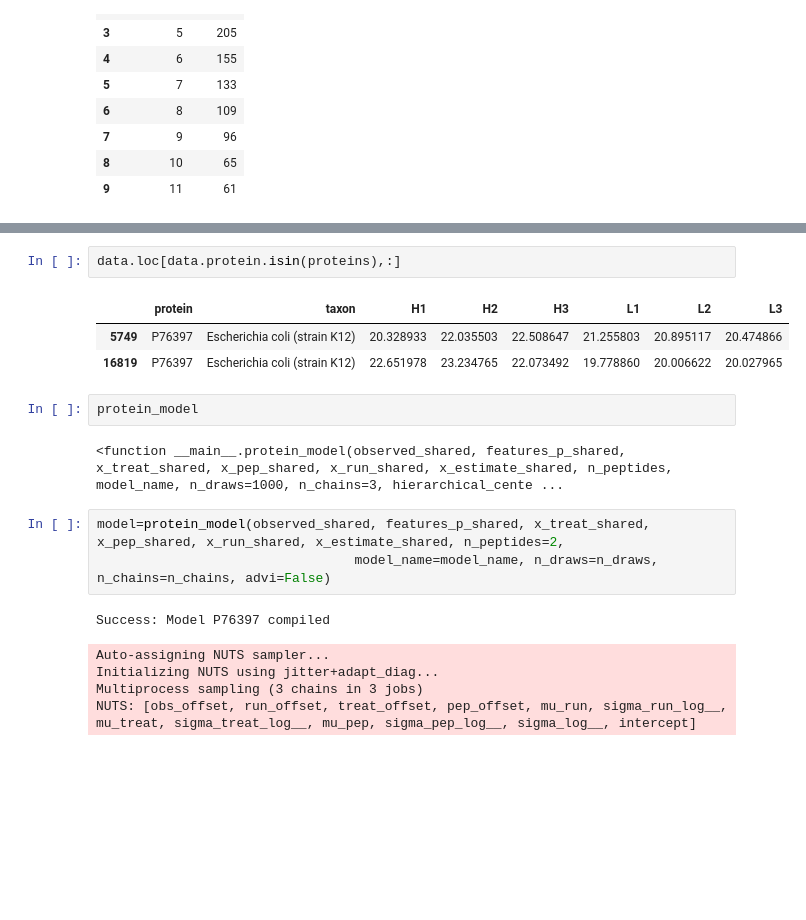
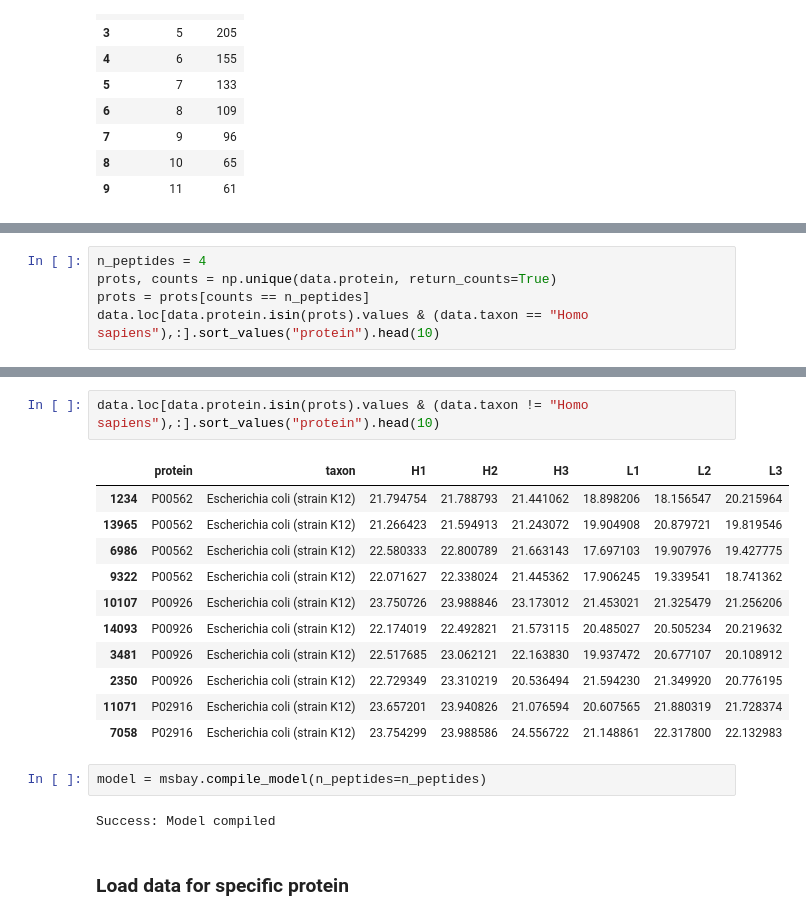
Before and after one commit to antortjim/Thesis-Code, a Jupyter notebook: model/Model.ipynb, the cells around one changed output, grey strips where cells are left out. Cells and saved outputs as stored; diff of their text form; blank space fills up the shorter version.

Commit message:
Extend model checking and fix some bugs

```diff
--- a/model/Model.ipynb
+++ b/model/Model.ipynb
@@ -436,0 +339,5 @@ array([20.32893345, 22.03550256, 22.50864688, 21.25580313, 20.89511668,
+# %%
+n_peptides = 4
+prots, counts = np.unique(data.protein, return_counts=True)
+prots = prots[counts == n_peptides]
+data.loc[data.protein.isin(prots).values & (data.taxon == "Homo sapiens"),:].sort_values("protein").head(10)
@@ -437,19 +356,20 @@ array([20.32893345, 22.03550256, 22.50864688, 21.25580313, 20.89511668,
 # %%
-data.loc[data.protein.isin(proteins),:]
+data.loc[data.protein.isin(prots).values & (data.taxon != "Homo sapiens"),:].sort_values("protein").head(10)
 # %% [output]
 |  | protein | taxon | H1 | H2 | H3 | L1 | L2 | L3 |
-| 5749 | P76397 | Escherichia coli (strain K12) | 20.328933 | 22.035503 | 22.508647 | 21.255803 | 20.895117 | 20.474866 |
-| 16819 | P76397 | Escherichia coli (strain K12) | 22.651978 | 23.234765 | 22.073492 | 19.778860 | 20.006622 | 20.027965 |
+| 1234 | P00562 | Escherichia coli (strain K12) | 21.794754 | 21.788793 | 21.441062 | 18.898206 | 18.156547 | 20.215964 |
+| 13965 | P00562 | Escherichia coli (strain K12) | 21.266423 | 21.594913 | 21.243072 | 19.904908 | 20.879721 | 19.819546 |
+| 6986 | P00562 | Escherichia coli (strain K12) | 22.580333 | 22.800789 | 21.663143 | 17.697103 | 19.907976 | 19.427775 |
+| 9322 | P00562 | Escherichia coli (strain K12) | 22.071627 | 22.338024 | 21.445362 | 17.906245 | 19.339541 | 18.741362 |
+| 10107 | P00926 | Escherichia coli (strain K12) | 23.750726 | 23.988846 | 23.173012 | 21.453021 | 21.325479 | 21.256206 |
+| 14093 | P00926 | Escherichia coli (strain K12) | 22.174019 | 22.492821 | 21.573115 | 20.485027 | 20.505234 | 20.219632 |
+| 3481 | P00926 | Escherichia coli (strain K12) | 22.517685 | 23.062121 | 22.163830 | 19.937472 | 20.677107 | 20.108912 |
+| 2350 | P00926 | Escherichia coli (strain K12) | 22.729349 | 23.310219 | 20.536494 | 21.594230 | 21.349920 | 20.776195 |
+| 11071 | P02916 | Escherichia coli (strain K12) | 23.657201 | 23.940826 | 21.076594 | 20.607565 | 21.880319 | 21.728374 |
+| 7058 | P02916 | Escherichia coli (strain K12) | 23.754299 | 23.988586 | 24.556722 | 21.148861 | 22.317800 | 22.132983 |
-# %%
-protein_model
-# %% [output]
-<function __main__.protein_model(observed_shared, features_p_shared, x_treat_shared, x_pep_shared, x_run_shared, x_estimate_shared, n_peptides, model_name, n_draws=1000, n_chains=3, hierarchical_cente ...
-# %%
-model=protein_model(observed_shared, features_p_shared, x_treat_shared, x_pep_shared, x_run_shared, x_estimate_shared, n_peptides=2,
-                                 model_name=model_name, n_draws=n_draws, n_chains=n_chains, advi=False)
-# %% [output]
-Success: Model P76397 compiled
-Auto-assigning NUTS sampler...
-Initializing NUTS using jitter+adapt_diag...
-Multiprocess sampling (3 chains in 3 jobs)
-NUTS: [obs_offset, run_offset, treat_offset, pep_offset, mu_run, sigma_run_log__, mu_treat, sigma_treat_log__, mu_pep, sigma_pep_log__, sigma_log__, intercept]
+# %%
+model = msbay.compile_model(n_peptides=n_peptides)
+# %% [output]
+Success: Model compiled
+# %% [markdown]
+### Load data for specific protein
```
Also changed, not shown: parts of 32 cells of this notebook, 1 other file.
